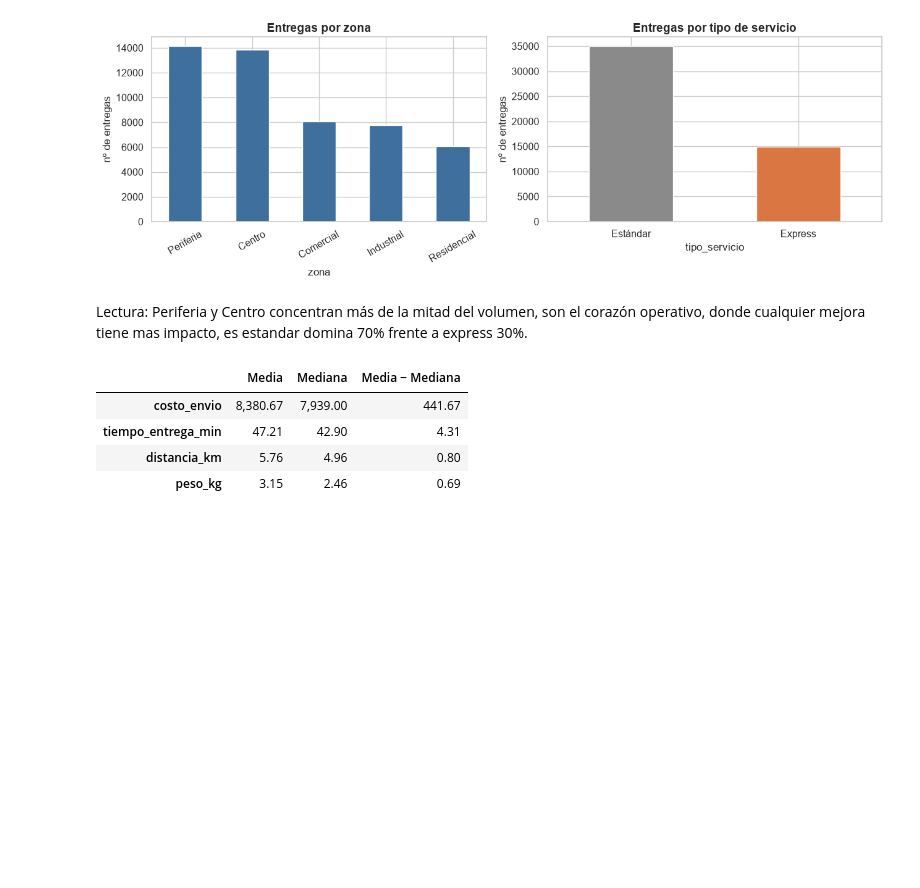
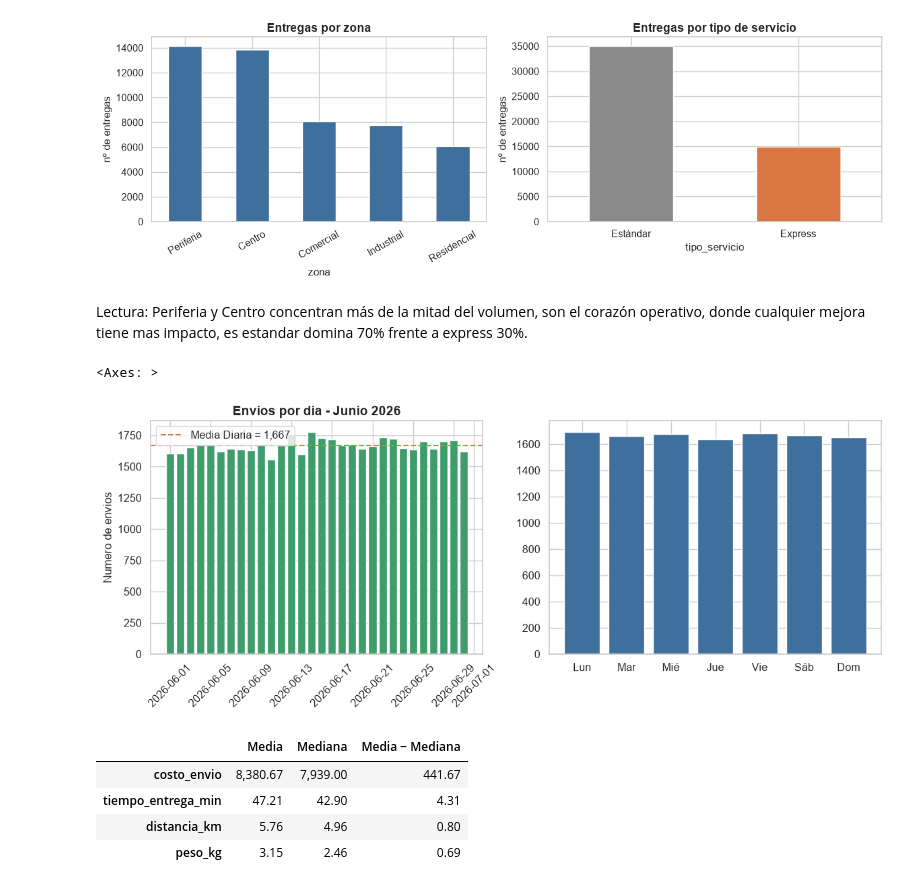
Before and after one commit to MiguelAngelRamos/ejercicio4-analis-datos, a Jupyter notebook: analisis_turboenvios.ipynb, the cells around one changed output. Cells and saved outputs as stored; diff of their text form; code cells hidden in the pictures; blank space fills up the shorter version.

```diff
--- a/analisis_turboenvios.ipynb
+++ b/analisis_turboenvios.ipynb
@@ -121,6 +121,39 @@ plt.show()
 [figure]
 # %% [markdown]
 Lectura: Periferia y Centro concentran más de la mitad del volumen, son el corazón operativo, donde cualquier mejora tiene mas impacto, es estandar domina 70% frente a express 30%.
+# %%
+# Actividad a lo largo de Junio
+# ¿Qué días de junio hubo más actividad? (agrupa por fecha)
+envios_por_dia = df.groupby("fecha").size() # con size contamos cuantas filas (envios) cae en cada grupo
+media_diaria = envios_por_dia.mean() # .mean() = promedio de envios por dia
+
+dias_nombre = ["Lun", "Mar", "Mié", "Jue", "Vie", "Sáb", "Dom"] # para traducir 0...6 a nombre legible
+
+# day of week
+dow = df["fecha"].dt.dayofweek # Serie con el dia de la sema (0-6) de cada envio
+
+# media por dia-de-sema = (total de envios de ese dia) / numero de fecha distintas de ese dia
+media_dow = df.groupby(dow).size() / df.groupby(dow)["fecha"].nunique()
+# media_dow.index = [dias_nombre[i] for i in media_dow.index]
+
+fig, axes = plt.subplots(1,2, figsize=(14, 4.5))
+axes[0].bar(envios_por_dia.index, envios_por_dia.values, color=VERDE, width=0.8)
+# Linea Horizontal axhline = dibuja una linea horizontal
+axes[0].axhline(media_diaria, color=NARANJA, linestyle="--", linewidth=1.5, label=f"Media Diaria = {media_diaria:,.0f}")
+axes[0].set_title("Envios por dia - Junio 2026")
+axes[0].set_ylabel('Numero de envios')
+axes[0].tick_params(axis="x", rotation=45)
+axes[0].legend()
+# Panel Derecho
+axes[1].bar(media_dow.index, media_dow.values, color=AZUL, width=0.8)
+axes[1]
+axes[1]
+axes[1]
+axes[1]
+axes[1]
+# %% [output]
+<Axes: >
+[figure, added]
 # %%
 metricas = ["costo_envio", "tiempo_entrega_min", "distancia_km", "peso_kg"]
 
```
Also changed, not shown: parts of 1 cell of this notebook.
